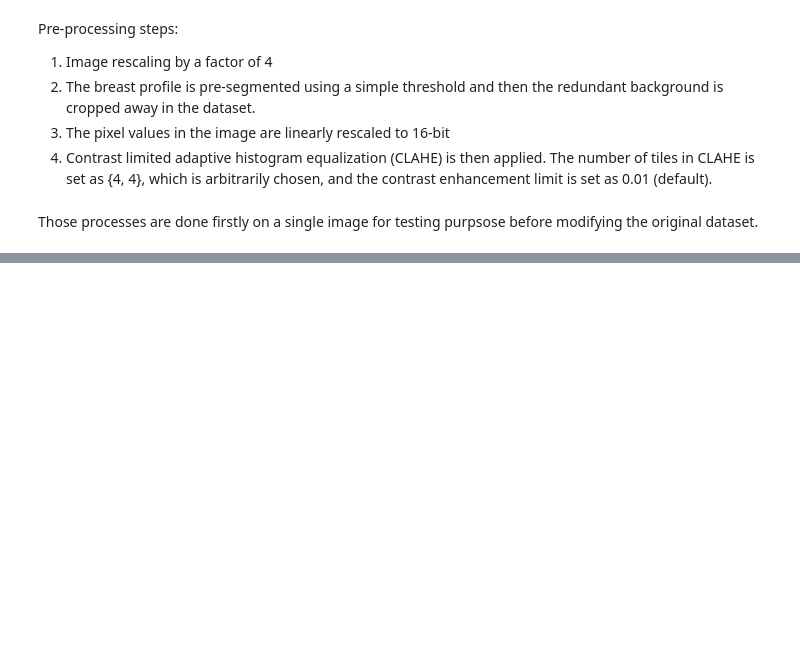
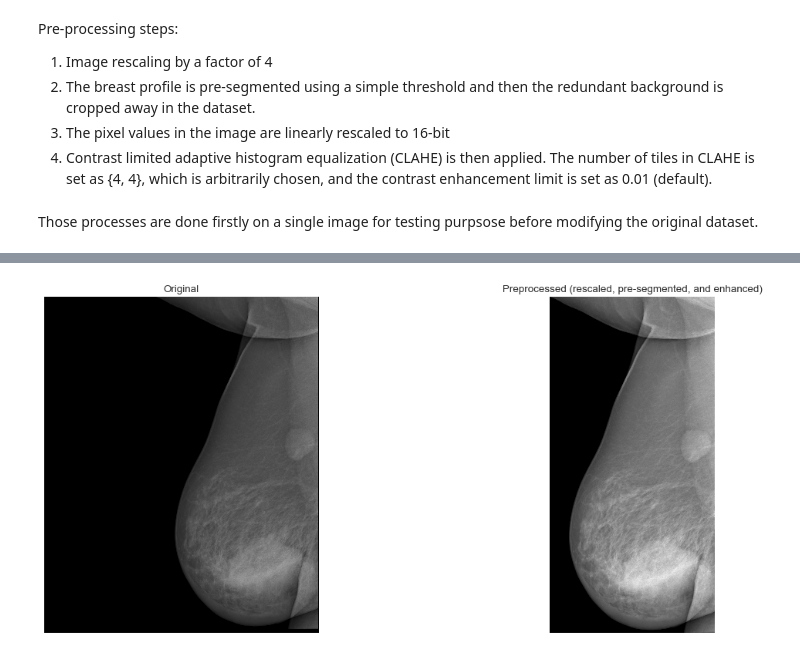
Before and after one commit to abdalrhmanu/breast-mass-detection-and-segmentation-using-multi-scale-morphological-sifting-and-kmeans-clustering, a Jupyter notebook: notebooks/Abdel-Notebook (EDA + Preprocessing).ipynb, the cells around one changed output, grey strips where cells are left out. Drawn from its saved outputs; the diff is of its cells as text; code cells hidden in the pictures; blank space fills up the shorter version.

Commit message:
refactor preprocessing code

```diff
--- a/notebooks/Abdel-Notebook (EDA + Preprocessing).ipynb
+++ b/notebooks/Abdel-Notebook (EDA + Preprocessing).ipynb
@@ -13,7 +13,9 @@ import seaborn as sns
 from PIL import Image, ImageDraw
 
 # From helpers directory
-import display
+from preprocessing import Preprocessor
+
+preprocessor = Preprocessor()
 
 plt.rcParams['figure.figsize'] = (20, 18)
 plt.style.use('classic')
@@ -184,0 +187,4 @@ dict_keys(['Original', 'CLAHE (Rescaled, pre-segmented, and enhanced)'])
+# %%
+# Note that all of the above is now implemented in a separate class and can be applied using the following line of code
+_ = preprocessor.fit(images=img.copy(), plot=True)
+# %% [output]
@@ -184,0 +196 @@ dict_keys(['Original', 'CLAHE (Rescaled, pre-segmented, and enhanced)'])
+[figure, added]
```
Also changed, not shown: parts of 3 cells of this notebook, 2 other files.
